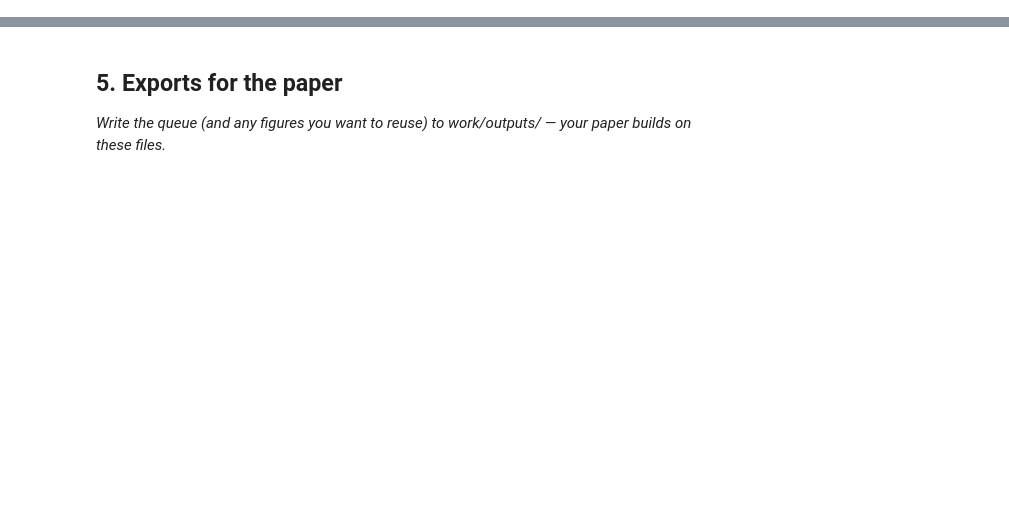
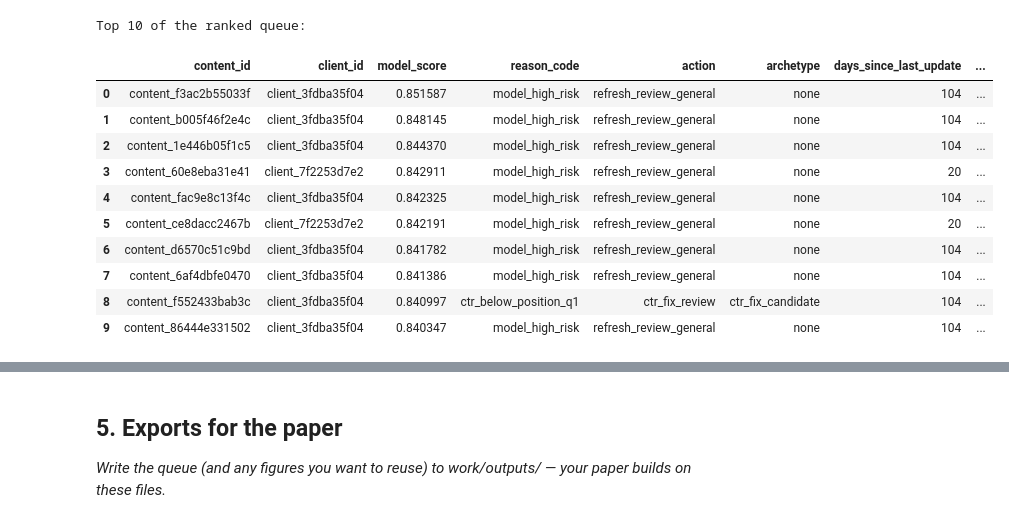
Before and after one commit to Ali-Haider987/alihaider-flyrank-ml, a Jupyter notebook: work/notebooks/w07_action_playbook.ipynb, the cells around one changed output, grey strips where cells are left out. Drawn from its saved outputs; the diff is of its cells as text; code cells hidden in the pictures; blank space fills up the shorter version.

```diff
--- a/work/notebooks/w07_action_playbook.ipynb
+++ b/work/notebooks/w07_action_playbook.ipynb
@@ -36,0 +95,35 @@ This skeleton is yours to fill. Work the sections **in order** — each one has
+# %%
+stale = df["days_since_last_update"] >= 180
+visible = df["impressions_90d"] >= 500
+too_new = df["trend_direction"].eq("new") | (df["content_age_days"] < 30)
+no_position_data = df["avg_position"] == 0  # dataset's "no data" code, not an actual top rank
+
+good_position = df["position_tier"].isin(["top_3", "page_1", "striking"])
+enough_volume = df["impressions_90d"] >= 100
+ctr_q1_by_position = df[enough_volume].groupby("position_tier")["ctr"].quantile(0.25)
+df["ctr_position_q1"] = df["position_tier"].map(ctr_q1_by_position)
+low_ctr_for_position = enough_volume & good_position & (df["ctr"] < df["ctr_position_q1"])
+
+df["archetype"] = np.select(
+    [too_new, no_position_data, stale & visible, low_ctr_for_position],
+    ["too_new_exclude", "no_data_low_confidence", "stale_but_visible", "ctr_fix_candidate"],
+    default="none",
+)
+
+df["reason_code"] = np.select(
+    [df["archetype"] == "too_new_exclude", df["archetype"] == "no_data_low_confidence",
+     df["archetype"] == "stale_but_visible", df["archetype"] == "ctr_fix_candidate",
+     df["model_score"] >= 0.7],
+    ["too_new", "no_position_data", "stale_but_visible", "ctr_below_position_q1", "model_high_risk"],
+    default="model_low_risk",
+)
+
+df["action"] = np.select(
+    [df["archetype"] == "too_new_exclude", df["archetype"] == "no_data_low_confidence",
+     df["archetype"] == "stale_but_visible", df["archetype"] == "ctr_fix_candidate",
+     df["model_score"] >= 0.7],
+    ["no_action_too_new", "manual_context_check", "refresh_review", "ctr_fix_review", "refresh_review_general"],
+    default="no_action",
+)
+
+print(df["action"].value_counts())
@@ -36,0 +150,21 @@ This skeleton is yours to fill. Work the sections **in order** — each one has
+# %%
+ranked_queue = df.sort_values("model_score", ascending=False).reset_index(drop=True)
+queue_cols = ["content_id", "client_id", "model_score", "reason_code", "action", "archetype",
+              "days_since_last_update", "impressions_90d", "avg_position", "ctr",
+              "position_tier", "content_type"]
+
+print("Top 10 of the ranked queue:")
+ranked_queue[queue_cols].head(10)
+# %% [output]
+Top 10 of the ranked queue:
+|  | content_id | client_id | model_score | reason_code | action | archetype | days_since_last_update | ... |
+| 0 | content_f3ac2b55033f | client_3fdba35f04 | 0.851587 | model_high_risk | refresh_review_general | none | 104 | ... |
+| 1 | content_b005f46f2e4c | client_3fdba35f04 | 0.848145 | model_high_risk | refresh_review_general | none | 104 | ... |
+| 2 | content_1e446b05f1c5 | client_3fdba35f04 | 0.844370 | model_high_risk | refresh_review_general | none | 104 | ... |
+| 3 | content_60e8eba31e41 | client_7f2253d7e2 | 0.842911 | model_high_risk | refresh_review_general | none | 20 | ... |
+| 4 | content_fac9e8c13f4c | client_3fdba35f04 | 0.842325 | model_high_risk | refresh_review_general | none | 104 | ... |
+| 5 | content_ce8dacc2467b | client_7f2253d7e2 | 0.842191 | model_high_risk | refresh_review_general | none | 20 | ... |
+| 6 | content_d6570c51c9bd | client_3fdba35f04 | 0.841782 | model_high_risk | refresh_review_general | none | 104 | ... |
+| 7 | content_6af4dbfe0470 | client_3fdba35f04 | 0.841386 | model_high_risk | refresh_review_general | none | 104 | ... |
+| 8 | content_f552433bab3c | client_3fdba35f04 | 0.840997 | ctr_below_position_q1 | ctr_fix_review | ctr_fix_candidate | 104 | ... |
+| 9 | content_86444e331502 | client_3fdba35f04 | 0.840347 | model_high_risk | refresh_review_general | none | 104 | ... |
```
Also changed, not shown: parts of 23 cells of this notebook.
